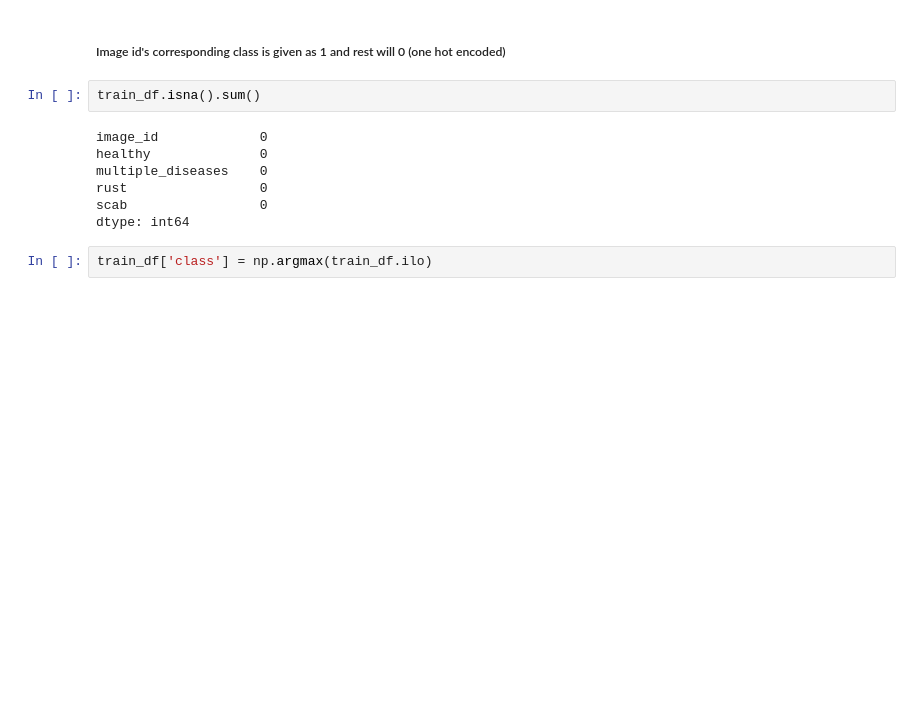
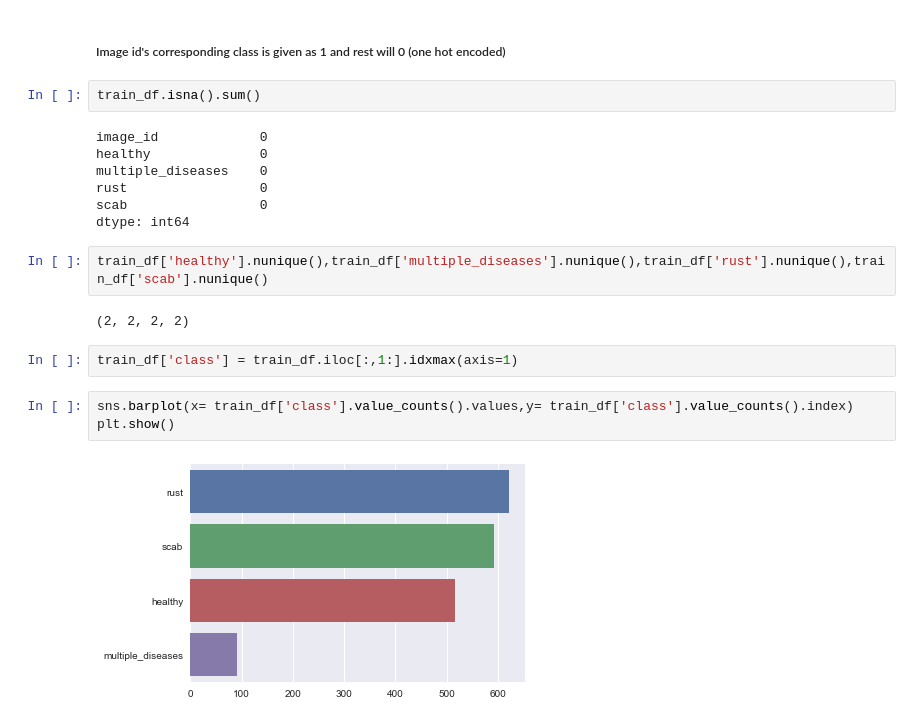
Before and after one commit to RamjiB/Plant-Pathology, a Jupyter notebook: EDA.ipynb, the cells around one changed output. Saved outputs shown, nothing was run; the diff lists cells and outputs as text; blank space fills up the shorter version.

```diff
--- a/EDA.ipynb
+++ b/EDA.ipynb
@@ -33,5 +33,14 @@ multiple_diseases    0
 rust                 0
 scab                 0
 dtype: int64
-# %%
-train_df['class'] = np.argmax(train_df.ilo)
+# %%
+train_df['healthy'].nunique(),train_df['multiple_diseases'].nunique(),train_df['rust'].nunique(),train_df['scab'].nunique()
+# %% [output]
+(2, 2, 2, 2)
+# %%
+train_df['class'] = train_df.iloc[:,1:].idxmax(axis=1)
+# %%
+sns.barplot(x= train_df['class'].value_counts().values,y= train_df['class'].value_counts().index)
+plt.show()
+# %% [output]
+[figure, added]
```
Also changed, not shown: parts of 2 cells of this notebook.
